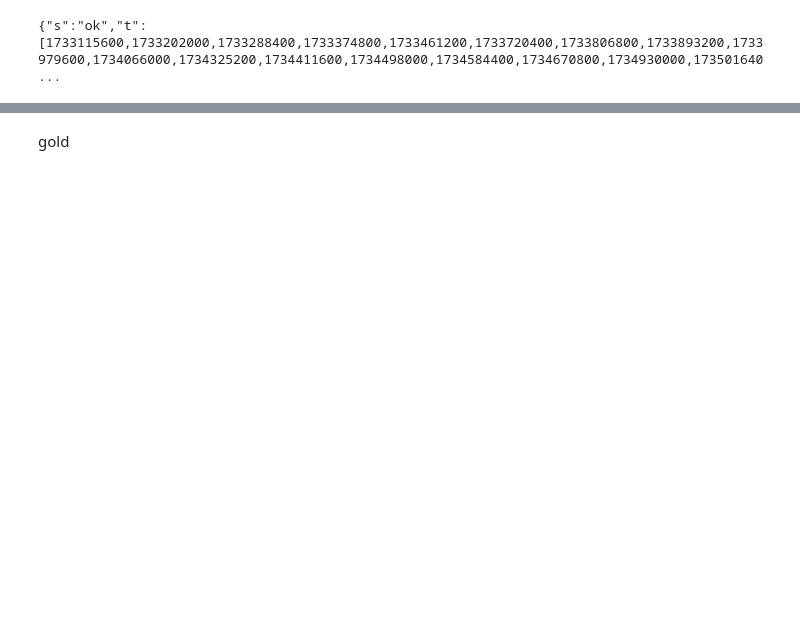
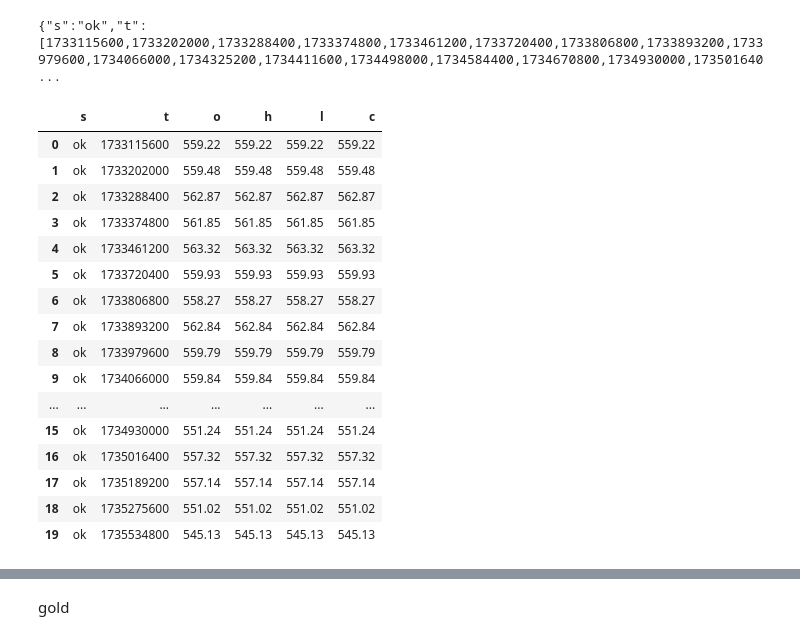
Before and after one commit to 0gaurav4/DigipodiumInternship2024-25, a Jupyter notebook: Mutual_StockAPI/mutualfund.ipynb, the cells around one changed output, grey strips where cells are left out. Cells and saved outputs as stored; diff of their text form; code cells hidden in the pictures; blank space fills up the shorter version.

```diff
--- a/Mutual_StockAPI/mutualfund.ipynb
+++ b/Mutual_StockAPI/mutualfund.ipynb
@@ -1,13 +1,33 @@
 # %%
 import requests
 
 url = "https://api.marketdata.app/v1/funds/candles/D/VFINX?from=2024-12-01&to=2024-12-30"
 
 response = requests.request("GET", url)
 
 print(response.text)
+import pandas as pd
+df=pd.read_json(response.text)
+df
 # %% [output]
 {"s":"ok","t":[1733115600,1733202000,1733288400,1733374800,1733461200,1733720400,1733806800,1733893200,1733979600,1734066000,1734325200,1734411600,1734498000,1734584400,1734670800,1734930000,173501640 ...
+|  | s | t | o | h | l | c |
+| 0 | ok | 1733115600 | 559.22 | 559.22 | 559.22 | 559.22 |
+| 1 | ok | 1733202000 | 559.48 | 559.48 | 559.48 | 559.48 |
+| 2 | ok | 1733288400 | 562.87 | 562.87 | 562.87 | 562.87 |
+| 3 | ok | 1733374800 | 561.85 | 561.85 | 561.85 | 561.85 |
+| 4 | ok | 1733461200 | 563.32 | 563.32 | 563.32 | 563.32 |
+| 5 | ok | 1733720400 | 559.93 | 559.93 | 559.93 | 559.93 |
+| 6 | ok | 1733806800 | 558.27 | 558.27 | 558.27 | 558.27 |
+| 7 | ok | 1733893200 | 562.84 | 562.84 | 562.84 | 562.84 |
+| 8 | ok | 1733979600 | 559.79 | 559.79 | 559.79 | 559.79 |
+| 9 | ok | 1734066000 | 559.84 | 559.84 | 559.84 | 559.84 |
+| ... | ... | ... | ... | ... | ... | ... |
+| 15 | ok | 1734930000 | 551.24 | 551.24 | 551.24 | 551.24 |
+| 16 | ok | 1735016400 | 557.32 | 557.32 | 557.32 | 557.32 |
+| 17 | ok | 1735189200 | 557.14 | 557.14 | 557.14 | 557.14 |
+| 18 | ok | 1735275600 | 551.02 | 551.02 | 551.02 | 551.02 |
+| 19 | ok | 1735534800 | 545.13 | 545.13 | 545.13 | 545.13 |
 # %%
 import requests
 
```
Also changed, not shown: parts of 7 cells of this notebook.
